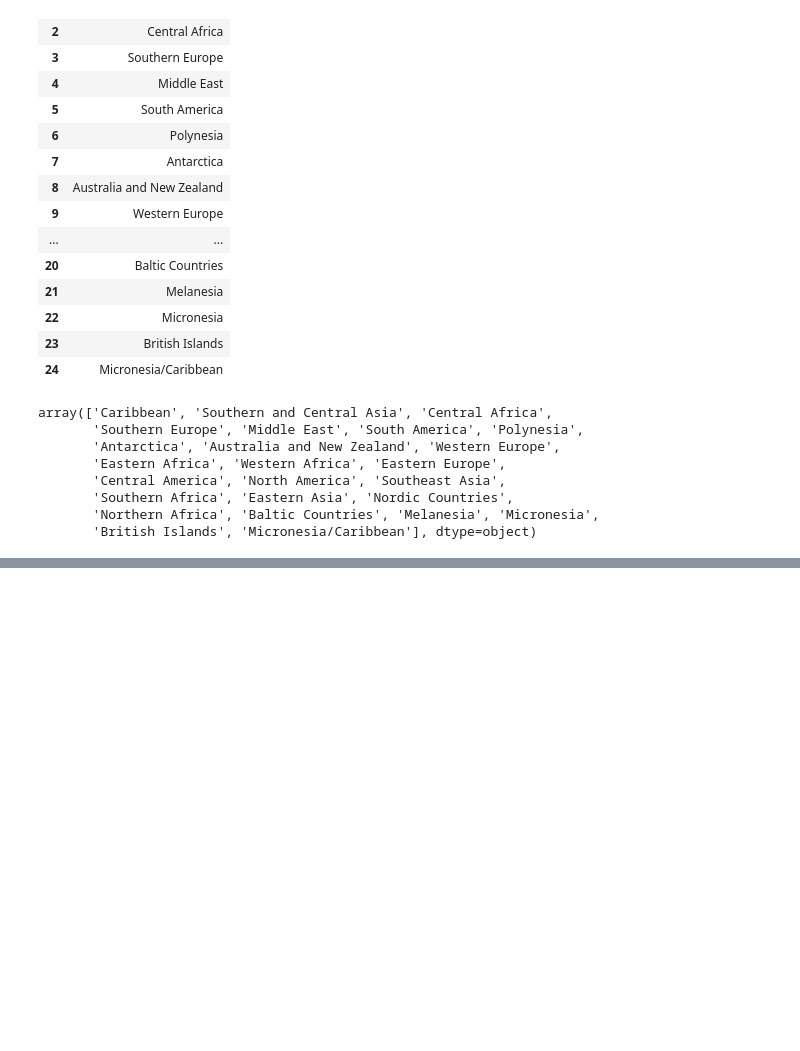
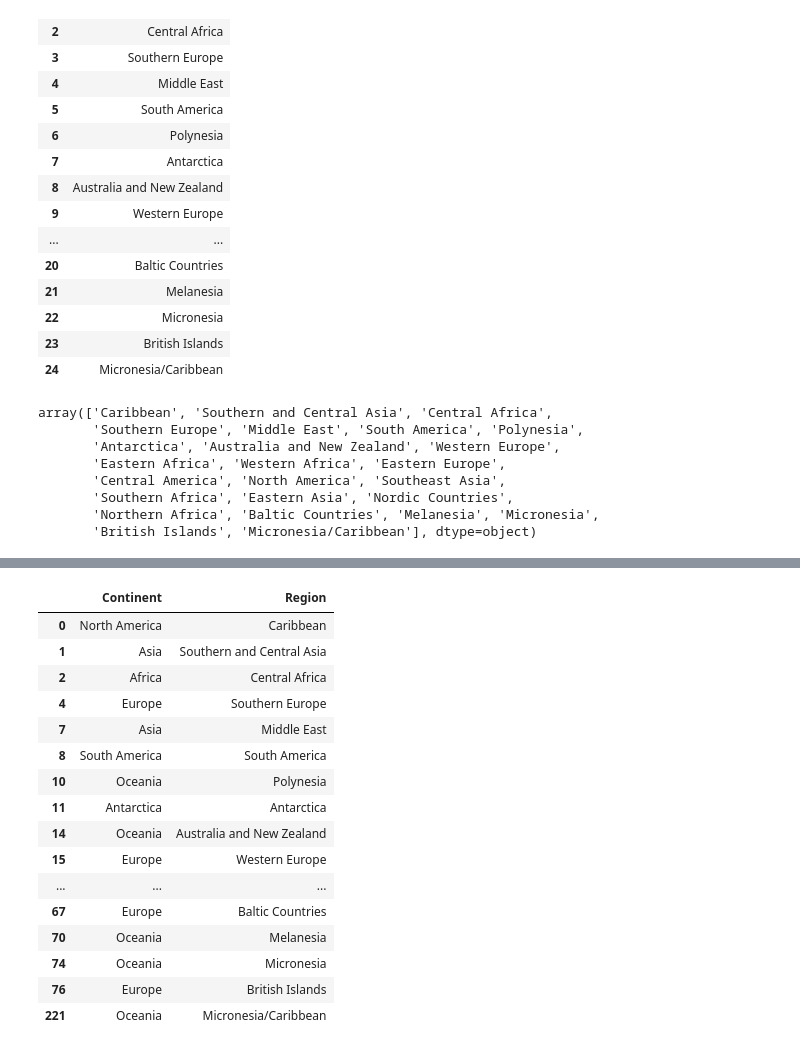
Before and after one commit to dobestan/pydata-101, a Jupyter notebook: SQL/get-unique-values.ipynb, the cells around one changed output, grey strips where cells are left out. Saved outputs shown, nothing was run; the diff lists cells and outputs as text; code cells hidden in the pictures; blank space fills up the shorter version.

```diff
--- a/SQL/get-unique-values.ipynb
+++ b/SQL/get-unique-values.ipynb
@@ -75,0 +154,20 @@ array(['Caribbean', 'Southern and Central Asia', 'Central Africa',
+# %%
+df.drop_duplicates()
+# %% [output]
+|  | Continent | Region |
+| 0 | North America | Caribbean |
+| 1 | Asia | Southern and Central Asia |
+| 2 | Africa | Central Africa |
+| 4 | Europe | Southern Europe |
+| 7 | Asia | Middle East |
+| 8 | South America | South America |
+| 10 | Oceania | Polynesia |
+| 11 | Antarctica | Antarctica |
+| 14 | Oceania | Australia and New Zealand |
+| 15 | Europe | Western Europe |
+| ... | ... | ... |
+| 67 | Europe | Baltic Countries |
+| 70 | Oceania | Melanesia |
+| 74 | Oceania | Micronesia |
+| 76 | Europe | British Islands |
+| 221 | Oceania | Micronesia/Caribbean |
```
Also changed, not shown: parts of 5 cells of this notebook.
